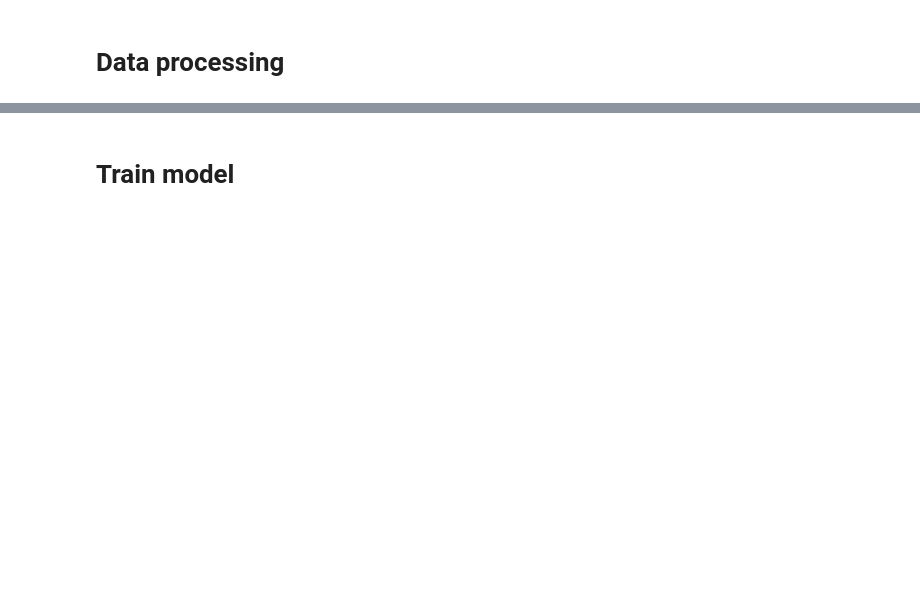
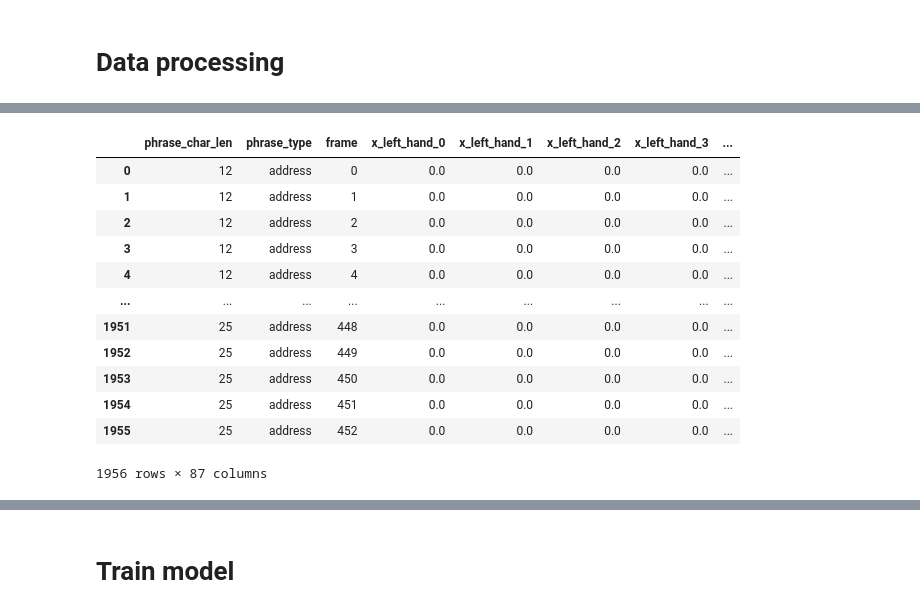
Before and after one commit to Nekoiii/Kaggle_notebook, a Jupyter notebook: sign-language-fingerspelling-recognition-2.ipynb, the cells around one changed output, grey strips where cells are left out. Saved outputs shown, nothing was run; the diff lists cells and outputs as text; code cells hidden in the pictures; blank space fills up the shorter version.

```diff
--- a/sign-language-fingerspelling-recognition-2.ipynb
+++ b/sign-language-fingerspelling-recognition-2.ipynb
@@ -115,0 +276,24 @@ train.head()
+# %%
+# Feature cols
+features = merged_df.drop(columns=[ 'ordinal_encoding','path','file_id','sequence_id','participant_id','phrase','phrase_char','file_path'])
+
+# Label cols
+labels = merged_df['ordinal_encoding']
+
+
+features.shape,labels.shape
+features
+# %% [output]
+|  | phrase_char_len | phrase_type | frame | x_left_hand_0 | x_left_hand_1 | x_left_hand_2 | x_left_hand_3 | ... |
+| 0 | 12 | address | 0 | 0.0 | 0.0 | 0.0 | 0.0 | ... |
+| 1 | 12 | address | 1 | 0.0 | 0.0 | 0.0 | 0.0 | ... |
+| 2 | 12 | address | 2 | 0.0 | 0.0 | 0.0 | 0.0 | ... |
+| 3 | 12 | address | 3 | 0.0 | 0.0 | 0.0 | 0.0 | ... |
+| 4 | 12 | address | 4 | 0.0 | 0.0 | 0.0 | 0.0 | ... |
+| ... | ... | ... | ... | ... | ... | ... | ... | ... |
+| 1951 | 25 | address | 448 | 0.0 | 0.0 | 0.0 | 0.0 | ... |
+| 1952 | 25 | address | 449 | 0.0 | 0.0 | 0.0 | 0.0 | ... |
+| 1953 | 25 | address | 450 | 0.0 | 0.0 | 0.0 | 0.0 | ... |
+| 1954 | 25 | address | 451 | 0.0 | 0.0 | 0.0 | 0.0 | ... |
+| 1955 | 25 | address | 452 | 0.0 | 0.0 | 0.0 | 0.0 | ... |
+1956 rows × 87 columns
```
Also changed, not shown: parts of 30 cells of this notebook.
